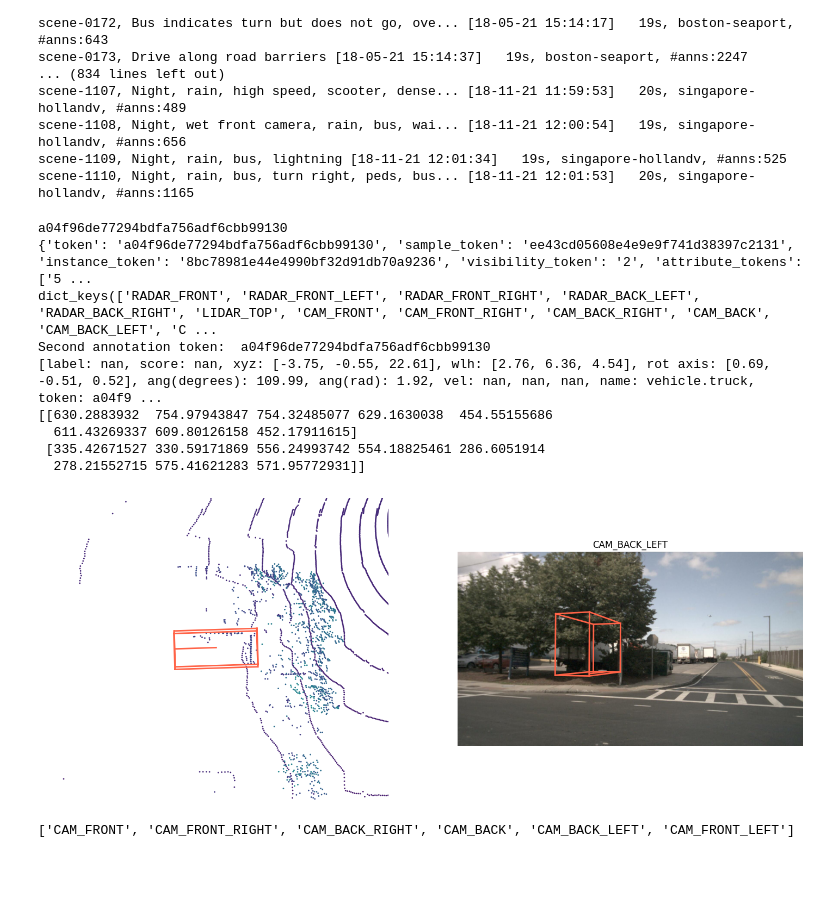
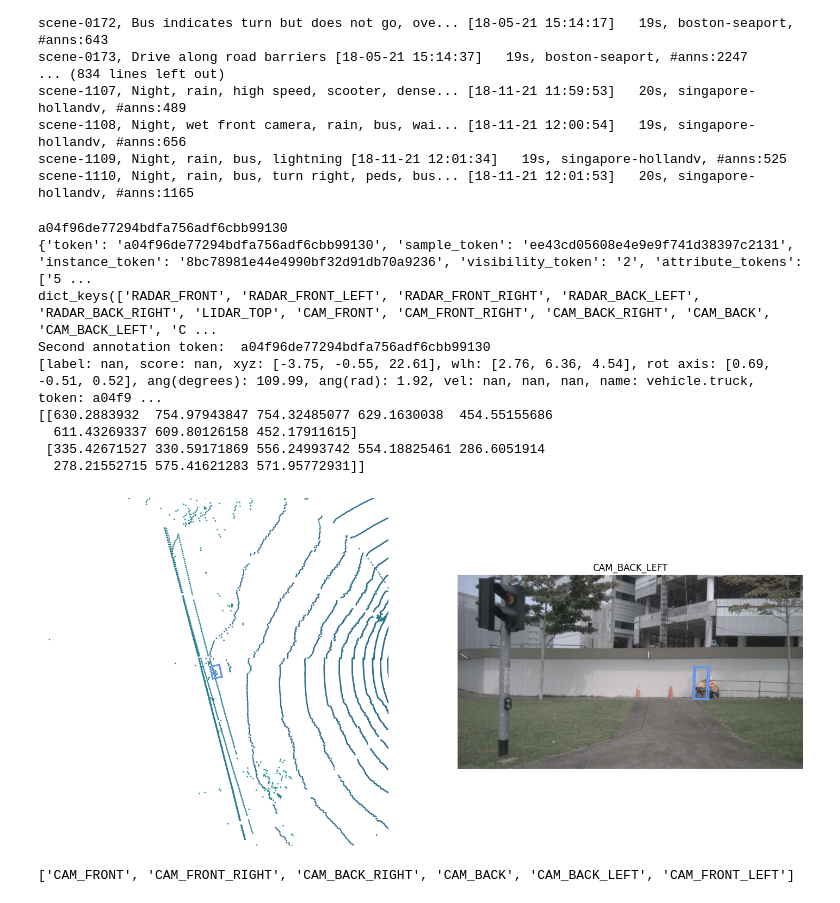
Before and after one commit to ers1804/PedestrianPrediction, a Jupyter notebook: nuscenes_experiments.ipynb, the cells around one changed output. Saved outputs shown, nothing was run; the diff lists cells and outputs as text; code cells hidden in the pictures; blank space fills up the shorter version.

```diff
--- a/nuscenes_experiments.ipynb
+++ b/nuscenes_experiments.ipynb
@@ -64,7 +64,8 @@ test_scene = nusc.scene[70]
 token = test_scene['first_sample_token']
 sample = nusc.get('sample', token)
 annotation_token = sample['anns'][5]
-nusc.render_annotation(annotation_token)
+token = 'f64bfd3d4ddf46d7a366624605cb7e91'
+nusc.render_annotation(token)
 print(annotation_token)
 annotation_data = nusc.get('sample_annotation', annotation_token)
 print(annotation_data)
@@ -93,34 +94,34 @@ colors = ((0, 0, 255), (255, 0, 0), (155, 155, 155))
 for i in range(4):
             cv.line(img,
                      (int(corners.T[i][0]), int(corners.T[i][1])),
                      (int(corners.T[i + 4][0]), int(corners.T[i + 4][1])),
                      colors[2][::-1], 2)
 for i in range(8):
     cv.circle(img, (int(corners[0][i]), int(corners[1][i])), 10, (0, 255, 0), -1)
     cv.imshow("test", img)
     cv.waitKey(0)
     cv.destroyAllWindows()
 #lidar = sample_record['data']['LIDAR_TOP']
 #data_path, boxes, camera_intrinsic = nusc.get_sample_data(lidar, selected_anntokens=#[annotation_token])
 #pc = LidarPointCloud.from_file(data_path)
 #print(pc.points.shape)
 for box in boxes:
     corners = view_points(box.corners(), camera_intrinsic, normalize=True)[:2, :]
     print(corners)
 # for annotation in sample['anns']:
 #             ann = nusc.get('sample_annotation', annotation)
 #             print(ann)
 # %% [output]
 a04f96de77294bdfa756adf6cbb99130
 {'token': 'a04f96de77294bdfa756adf6cbb99130', 'sample_token': 'ee43cd05608e4e9e9f741d38397c2131', 'instance_token': '8bc78981e44e4990bf32d91db70a9236', 'visibility_token': '2', 'attribute_tokens': ['5 ...
 dict_keys(['RADAR_FRONT', 'RADAR_FRONT_LEFT', 'RADAR_FRONT_RIGHT', 'RADAR_BACK_LEFT', 'RADAR_BACK_RIGHT', 'LIDAR_TOP', 'CAM_FRONT', 'CAM_FRONT_RIGHT', 'CAM_BACK_RIGHT', 'CAM_BACK', 'CAM_BACK_LEFT', 'C ...
 Second annotation token:  a04f96de77294bdfa756adf6cbb99130
 [label: nan, score: nan, xyz: [-3.75, -0.55, 22.61], wlh: [2.76, 6.36, 4.54], rot axis: [0.69, -0.51, 0.52], ang(degrees): 109.99, ang(rad): 1.92, vel: nan, nan, nan, name: vehicle.truck, token: a04f9 ...
 [[630.2883932  754.97943847 754.32485077 629.1630038  454.55155686
   611.43269337 609.80126158 452.17911615]
  [335.42671527 330.59171869 556.24993742 554.18825461 286.6051914
   278.21552715 575.41621283 571.95772931]]
-[figure, old version]
+[figure, new version]
 # %%
 print(cams)
 # %% [output]
```
Also changed, not shown: parts of 3 cells of this notebook, 4 other files.
